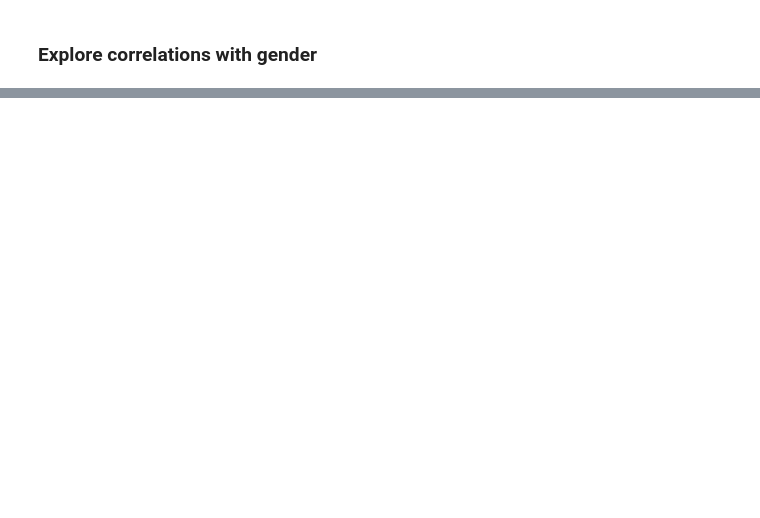
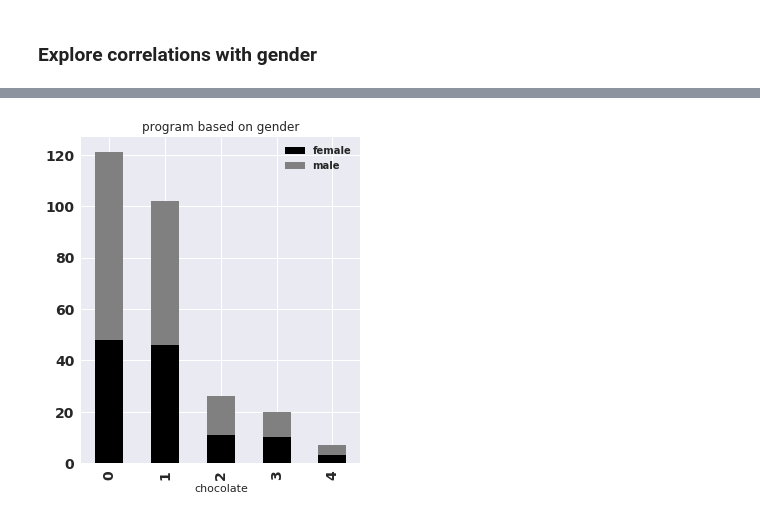
Before and after one commit to NatasjaWezel/DataMiningTechniques, a Jupyter notebook: assignment1_task1.ipynb, the cells around one changed output, grey strips where cells are left out. Drawn from its saved outputs; the diff is of its cells as text; code cells hidden in the pictures; blank space fills up the shorter version.

```diff
--- a/assignment1_task1.ipynb
+++ b/assignment1_task1.ipynb
@@ -422,2 +454,11 @@ plot = df_new.groupby('program').agg('sum')[['female', 'male']].plot(kind='bar',
+# %%
+plot = df_new.groupby('chocolate').agg('sum')[['female', 'male']].plot(kind='bar',
+                                                                    fontsize=14,
+                                                                    figsize=(5, 6),
+                                                                    stacked=True,
+                                                                    color=['black', 'grey'],
+                                                                    title="program based on gender");
+# %% [output]
+[figure, added]
 # %%
 
```
Also changed, not shown: parts of 9 cells of this notebook.
